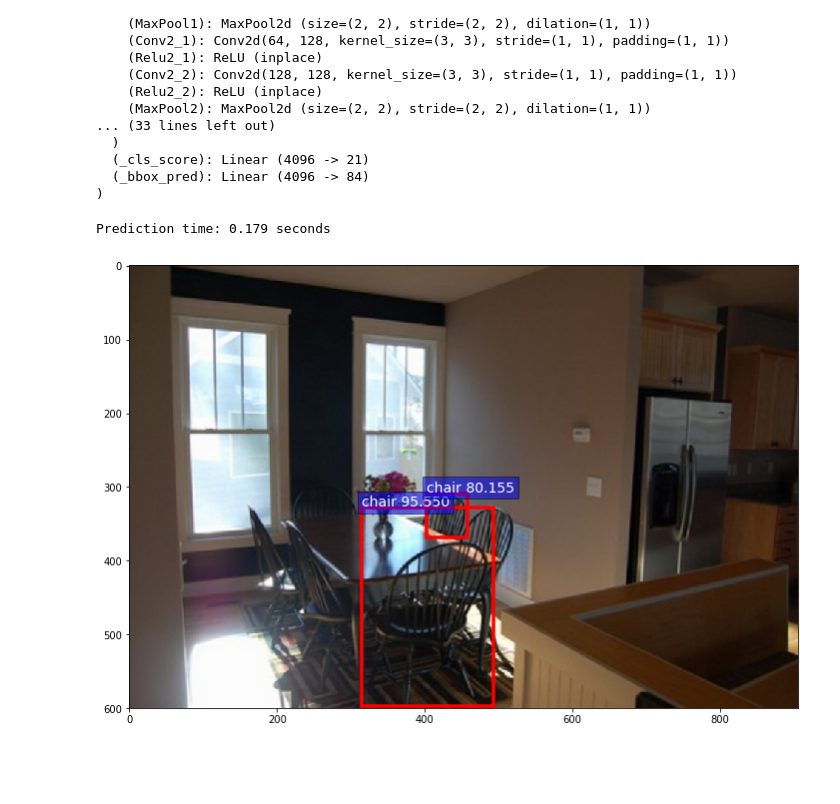
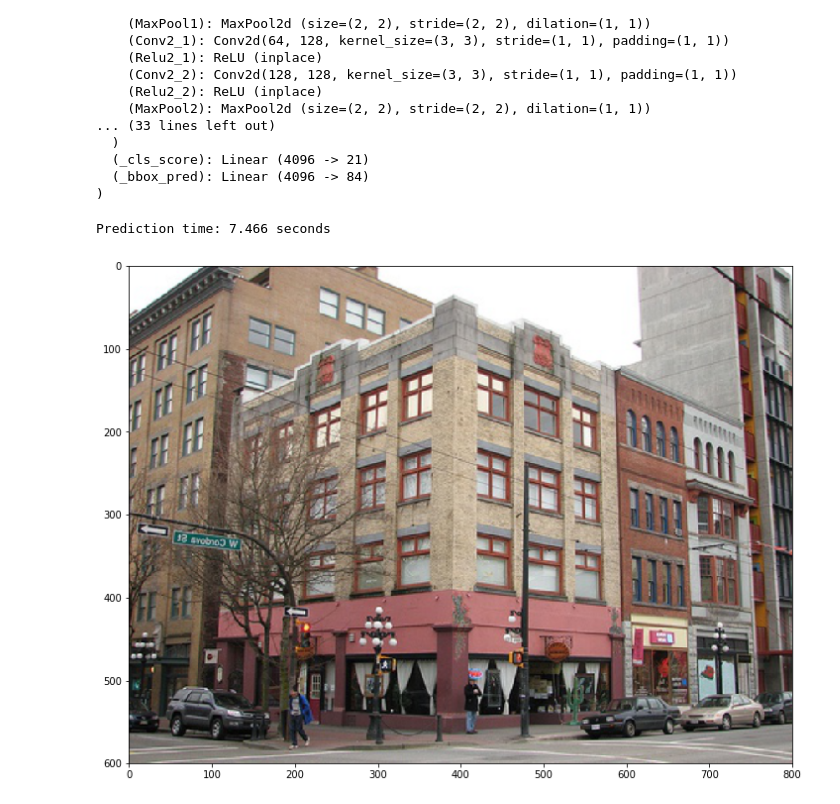
Before and after one commit to haonguyen14/fast-rcnn, a Jupyter notebook: testing_faster_rcnn.ipynb, the cells around one changed output. Drawn from its saved outputs; the diff is of its cells as text; code cells hidden in the pictures; blank space fills up the shorter version.

```diff
--- a/testing_faster_rcnn.ipynb
+++ b/testing_faster_rcnn.ipynb
@@ -20,13 +20,13 @@ import src.anchor_util as anchor_util
 import src.nms as nms
 import time
 # %%
-dataset = voc_dataset.VOCDataSetROIs("data/", "val", 20000, roi_path="data/Proposals/validation/")
+dataset = voc_dataset.VOCDataSetROIs("data/", "train", 300)
 dataloader = DataLoader(dataset, batch_size=1, shuffle=True, num_workers=5, collate_fn=voc_dataset.collate_rois_fn)
 iterator = iter(dataloader)
-net = faster_rcnn.FasterRCNN().cuda()
-softmax = nn.Softmax().cuda()
+net = faster_rcnn.FasterRCNN()
+softmax = nn.Softmax()
 
-checkpoint = torch.load("data/Experiments/fast_rcnn_stage_2/checkpoints/checkpoint_15.tar")
+checkpoint = torch.load("data/Experiments/fast_rcnn_stage_2/checkpoints/checkpoint_11.tar")
 net.load_state_dict(checkpoint["state_dict"])
 net.eval()
 # %% [output]
@@ -50,17 +50,17 @@ FasterRCNN (
 # %%
 indices, image_arr, bboxes, labels, regression_targets, regression_weights, image_info = next(iterator)
 bbox_org = np.copy(bboxes.numpy())[:, 1:]
-image_arr = autograd.Variable(image_arr.cuda())
-rois = autograd.Variable(bboxes.cuda())
+image_arr = autograd.Variable(image_arr)
+rois = autograd.Variable(bboxes)
 start_time = time.time()
 cls_scores, bbox_preds = net(image_arr, rois)
 cls_preds = softmax(cls_scores)
 print("Prediction time: %.3f seconds" % (time.time()-start_time))
 # %% [output]
-Prediction time: 0.179 seconds
+Prediction time: 7.466 seconds
 # %%
 NMS_THRESHOLD = 0.3
-THRESHOLD = 0.75
+THRESHOLD = 0.8
 
 image = image_arr.cpu().data.numpy()
 image = image[0, :, 0:int(image_info[0, 0]), 0:int(image_info[0, 1])].transpose(1, 2, 0) + voc_dataset.PIXEL_MEANS
@@ -68,32 +68,32 @@ image = image.round().astype(np.uint8)
 image = cv2.cvtColor(image, cv2.COLOR_BGR2RGB)
 
 bbox_class_conf = cls_preds.cpu().data.numpy()
 bbox_adj = bbox_preds.cpu().data.numpy()
 bbox_coor = anchor_util.generate_proposals(bbox_org, bbox_adj)
 bbox_coor = anchor_util.clip_boxes(bbox_coor, image_arr.size(3), image_arr.size(2))
 
 fig, ax = plt.subplots(figsize=(12, 12))
 ax.imshow(image, aspect='equal')
 for index, classname in enumerate(voc_dataset.CLASSES[1:]):
     index += 1
     cls_bbox_pred = bbox_coor[:, (index * 4):(index * 4 + 4)]
     cls_bbox_score = bbox_class_conf[:, index]
     keep_idx = nms.py_cpu_nms(np.hstack((cls_bbox_pred, cls_bbox_score.reshape(-1, 1))), NMS_THRESHOLD)
     cls_bbox_pred = cls_bbox_pred[keep_idx, :]
     cls_bbox_score = cls_bbox_score[keep_idx]
 
-    ids = np.where(cls_bbox_score > THRESHOLD)[0]
+
     for i in ids:
         ax.add_patch(
             plt.Rectangle(
                 cls_bbox_pred[i, :2],
                 cls_bbox_pred[i, 2]-cls_bbox_pred[i, 0],
                 cls_bbox_pred[i, 3]-cls_bbox_pred[i, 1],
                 fill=False, edgecolor='red', linewidth=3.5
             ))
         ax.text(cls_bbox_pred[i, 0], cls_bbox_pred[i, 1] - 2,
                 '{:s} {:.3f}'.format(classname, cls_bbox_score[i]*100.),
                 bbox=dict(facecolor='blue', alpha=0.5),
                 fontsize=14, color='white')
 # %% [output]
-[figure, old version]
+[figure, new version]
```
Also changed, not shown: 15 other files.
